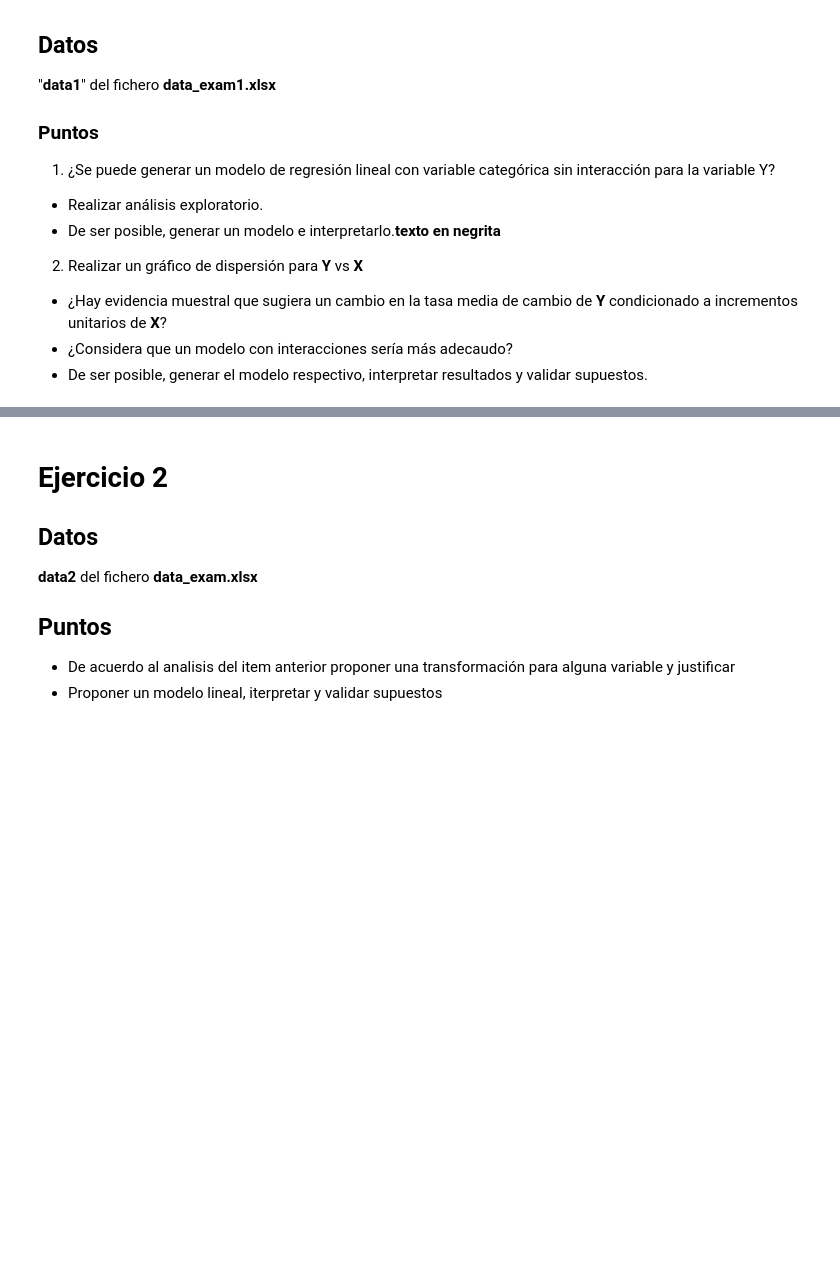
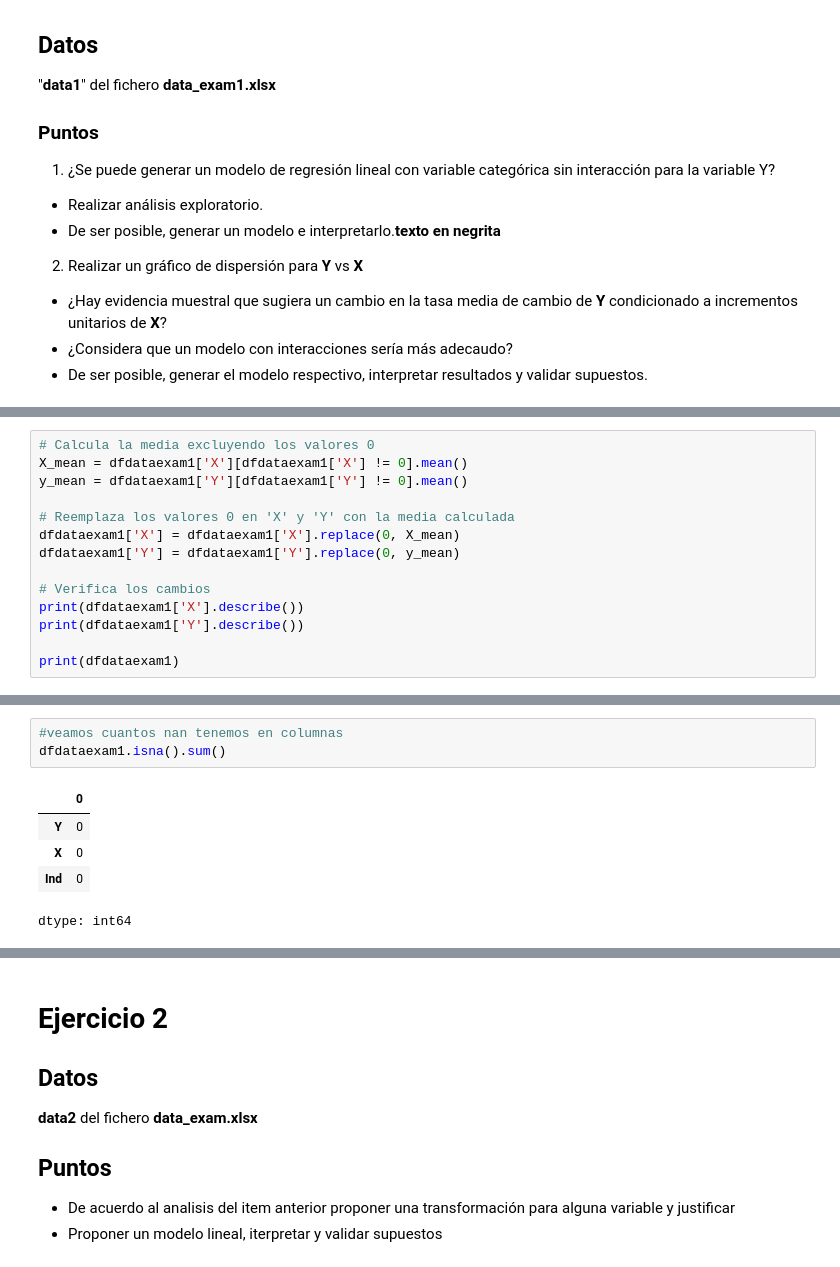
Before and after one commit to cam2149/Extraction_Storage, a Jupyter notebook: Examen1.ipynb, the cells around one changed output, grey strips where cells are left out. Cells and saved outputs as stored; diff of their text form; blank space fills up the shorter version.

```diff
--- a/Examen1.ipynb
+++ b/Examen1.ipynb
@@ -40,0 +99,14 @@ Fecha: _ de 2024
+# %%
+# Calcula la media excluyendo los valores 0
+X_mean = dfdataexam1['X'][dfdataexam1['X'] != 0].mean()
+y_mean = dfdataexam1['Y'][dfdataexam1['Y'] != 0].mean()
+
+# Reemplaza los valores 0 en 'X' y 'Y' con la media calculada
+dfdataexam1['X'] = dfdataexam1['X'].replace(0, X_mean)
+dfdataexam1['Y'] = dfdataexam1['Y'].replace(0, y_mean)
+
+# Verifica los cambios
+print(dfdataexam1['X'].describe())
+print(dfdataexam1['Y'].describe())
+
+print(dfdataexam1)
@@ -40,0 +131,9 @@ Fecha: _ de 2024
+# %%
+#veamos cuantos nan tenemos en columnas
+dfdataexam1.isna().sum()
+# %% [output]
+|  | 0 |
+| Y | 0 |
+| X | 0 |
+| Ind | 0 |
+dtype: int64
```
Also changed, not shown: parts of 11 cells of this notebook.
